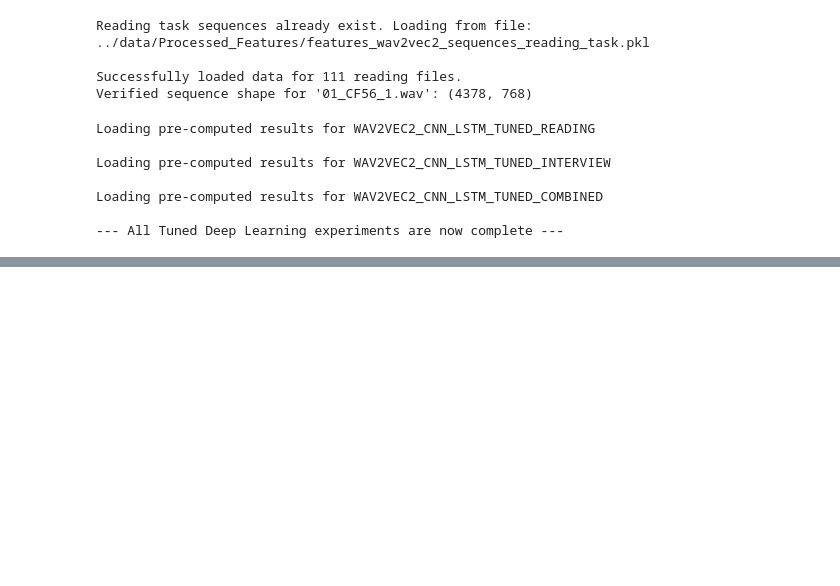
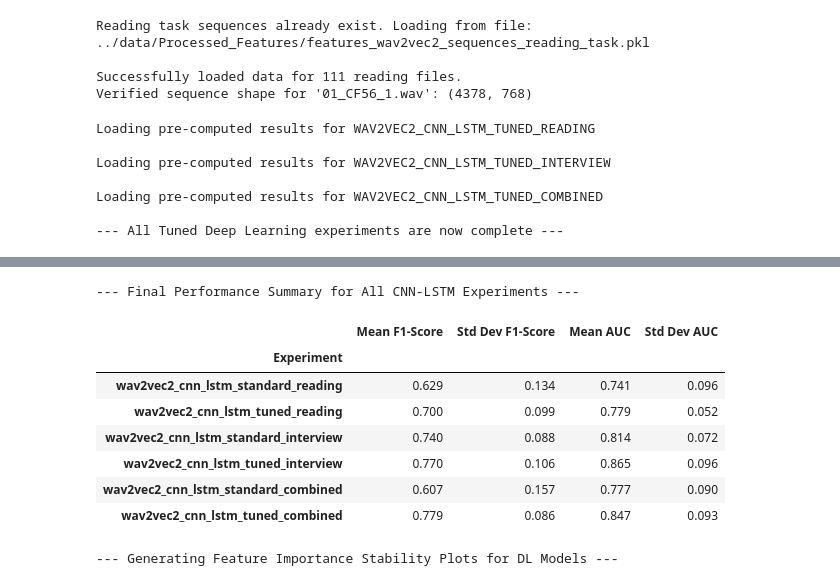
Before and after one commit to ayushpradhan-dev/robust-speech-analysis-framework, a Jupyter notebook: notebooks/04_cnn_lstm_experiment.ipynb, the cells around one changed output, grey strips where cells are left out. Drawn from its saved outputs; the diff is of its cells as text; code cells hidden in the pictures; blank space fills up the shorter version.

```diff
--- a/notebooks/04_cnn_lstm_experiment.ipynb
+++ b/notebooks/04_cnn_lstm_experiment.ipynb
@@ -414,0 +579,79 @@ Successfully loaded a total of 3 experiment results for final comparison.
+# %%
+# Summary Table
+
+# Define the names of the 6 DL experiments
+dl_experiment_names = [
+    'wav2vec2_cnn_lstm_standard_reading',
+    'wav2vec2_cnn_lstm_tuned_reading',
+    'wav2vec2_cnn_lstm_standard_interview',
+    'wav2vec2_cnn_lstm_tuned_interview',
+    'wav2vec2_cnn_lstm_standard_combined',
+    'wav2vec2_cnn_lstm_tuned_combined'
+]
+
+# Filter the main 'all_results' dictionary
+dl_summary_data = []
+for name in dl_experiment_names:
+    if name in all_results:
+        results_df = all_results[name]['results_df']
+        dl_summary_data.append({
+            'Experiment': name,
+            'Mean F1-Score': results_df['f1_score'].mean(),
+            'Std Dev F1-Score': results_df['f1_score'].std(),
+            'Mean AUC': results_df['auc'].mean(),
+            'Std Dev AUC': results_df['auc'].std(),
+        })
+
+dl_summary_df = pd.DataFrame(dl_summary_data).set_index('Experiment')
+
+print("\n--- Final Performance Summary for All CNN-LSTM Experiments ---")
+display(dl_summary_df.style.background_gradient(cmap='viridis', subset=[c for c in dl_summary_df.columns if 'Mean' in c], axis=0)
+                          .background_gradient(cmap='viridis_r', subset=[c for c in dl_summary_df.columns if 'Std Dev' in c], axis=0)
+                          .format("{:.3f}"))
+# %% [output]
+--- Final Performance Summary for All CNN-LSTM Experiments ---
+|  | Mean F1-Score | Std Dev F1-Score | Mean AUC | Std Dev AUC |
+| Experiment |  |  |  |  |
+| wav2vec2_cnn_lstm_standard_reading | 0.629 | 0.134 | 0.741 | 0.096 |
+| wav2vec2_cnn_lstm_tuned_reading | 0.700 | 0.099 | 0.779 | 0.052 |
+| wav2vec2_cnn_lstm_standard_interview | 0.740 | 0.088 | 0.814 | 0.072 |
+| wav2vec2_cnn_lstm_tuned_interview | 0.770 | 0.106 | 0.865 | 0.096 |
+| wav2vec2_cnn_lstm_standard_combined | 0.607 | 0.157 | 0.777 | 0.090 |
+| wav2vec2_cnn_lstm_tuned_combined | 0.779 | 0.086 | 0.847 | 0.093 |
+# %%
+# Visualize Feature Importance Stability for DL Models
+
+print("--- Generating Feature Importance Stability Plots for DL Models ---")
+
+for name in ['reading', 'interview', 'combined']:
+    exp_name_std = f'wav2vec2_cnn_lstm_standard_{name}'
+
+    if exp_name_std in all_results and 'weights' in all_results[exp_name_std]:
+        # Get the weights (shape: 5 folds x 768 features)
+        weights = all_results[exp_name_std]['weights']
+
+        # Calculate the mean importance and the stability (how many folds it was important in)
+        mean_importance = np.mean(weights, axis=0)
+
+        # Measure stability by how often a feature is in the top N
+        top_n = 50 # Consider top 50 features as "selected"
+
+        # Get the indices of the top N features for each fold
+        top_indices_per_fold = np.argsort(weights, axis=1)[:, -top_n:]
+
+        # Count the frequency of each feature index being in the top N
+        feature_stability_counts = Counter(top_indices_per_fold.flatten())
+
+        # Create a DataFrame for plotting
+        stability_df = pd.DataFrame(feature_stability_counts.items(), columns=['feature_index', 'count'])
+        stability_df = stability_df.sort_values(by='count', ascending=False)
+
+        plt.figure(figsize=(12, 8))
+        sns.barplot(data=stability_df.head(20), x='count', y='feature_index', palette='cubehelix', orient='h')
+        plt.title(f'Top 20 Most Stable Feature Dimensions for: {exp_name_std}')
+        plt.xlabel('Number of Folds Selected In (out of 5)')
+        plt.ylabel('Wav2Vec2 Feature Dimension Index')
+        plt.tight_layout()
+        plt.show()
+# %% [output]
+--- Generating Feature Importance Stability Plots for DL Models ---
```
Also changed, not shown: parts of 10 cells of this notebook, 10 other files.
